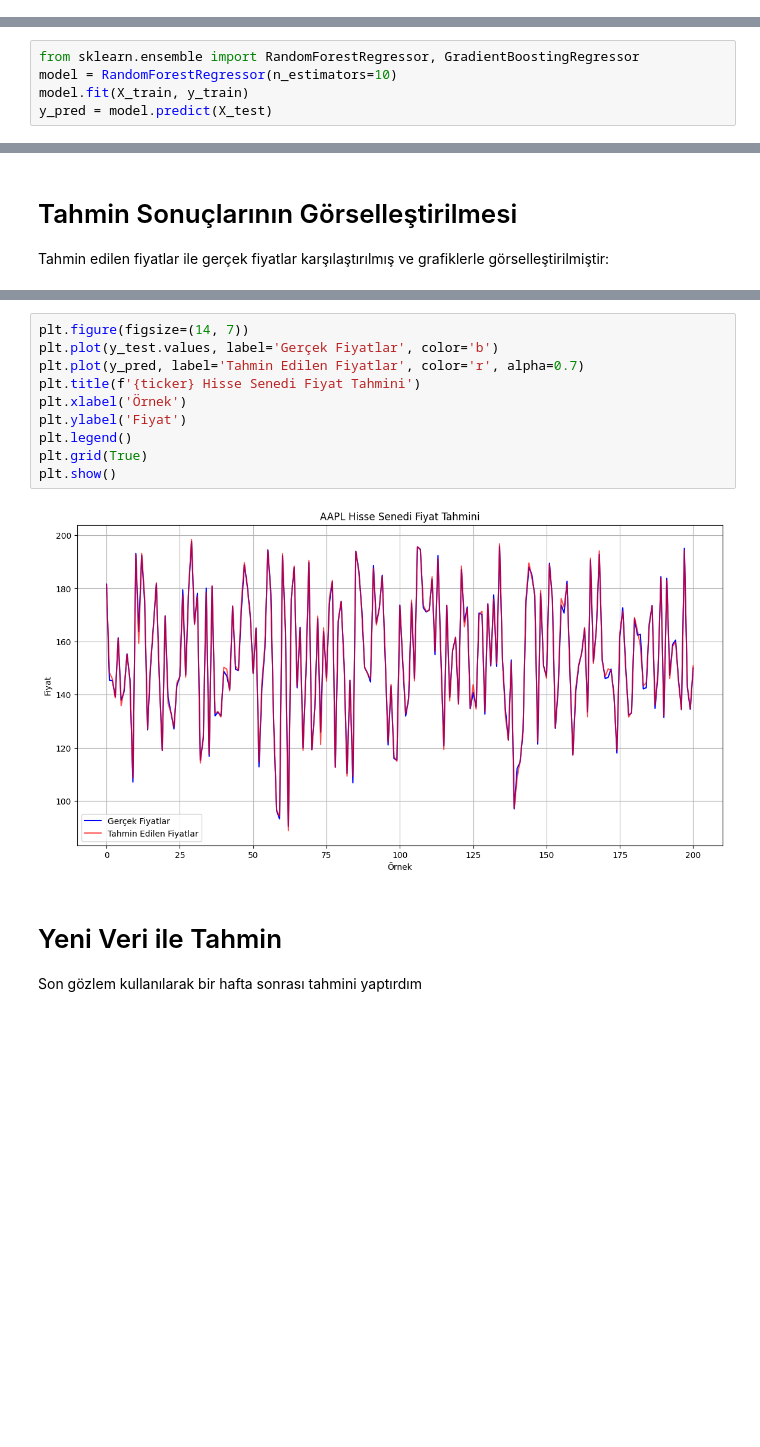
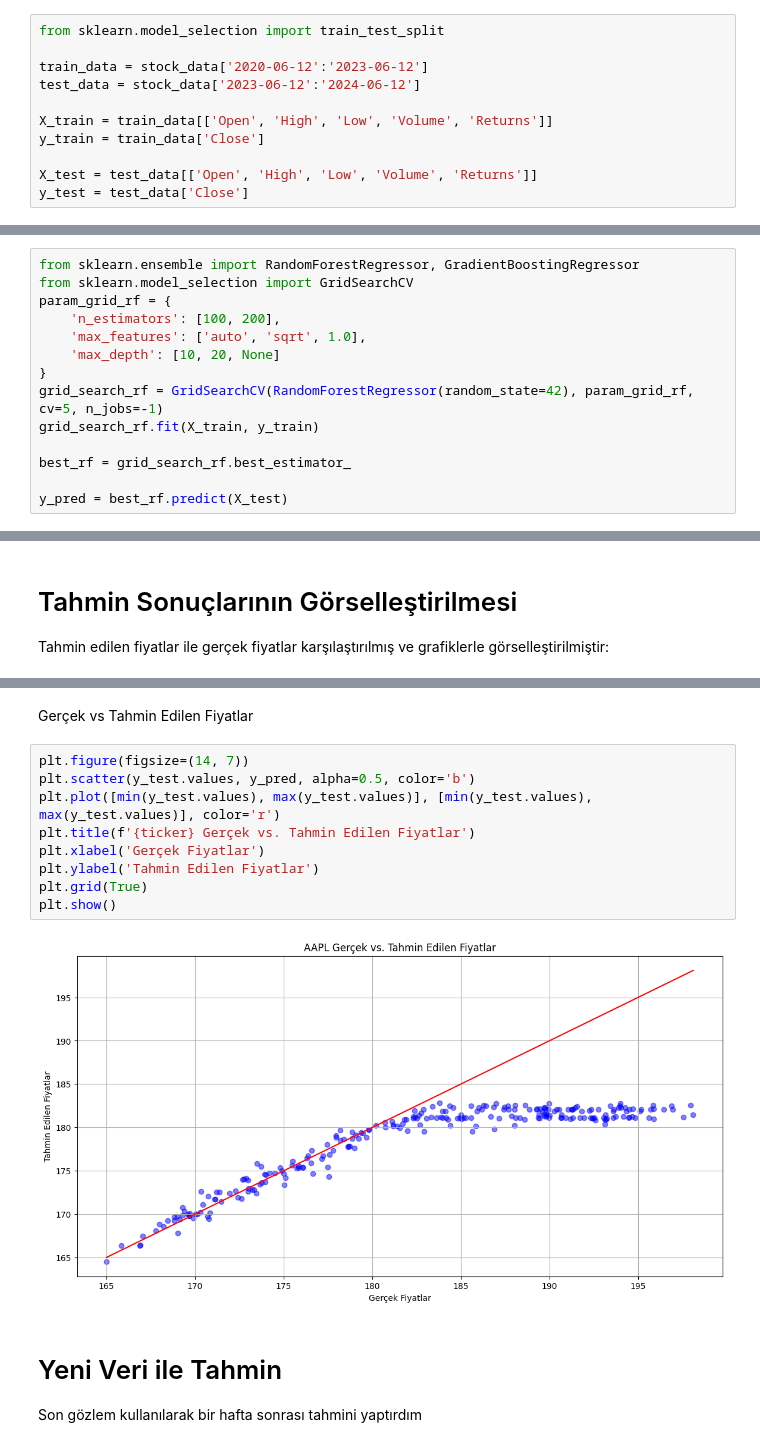
Before and after one commit to emircanbacanak/Selection-Sort-Projesi, a Jupyter notebook: Finansal_Piyasa_Analizi_ve_Tahmini_Projesi.ipynb, the cells around one changed output, grey strips where cells are left out. Saved outputs shown, nothing was run; the diff lists cells and outputs as text; blank space fills up the shorter version.

```diff
--- a/Finansal_Piyasa_Analizi_ve_Tahmini_Projesi.ipynb
+++ b/Finansal_Piyasa_Analizi_ve_Tahmini_Projesi.ipynb
@@ -76,8 +123,14 @@ X_train, X_test, y_train, y_test = train_test_split(X, y, test_size=0.2, random_
+# %%
+from sklearn.model_selection import train_test_split
+
+train_data = stock_data['2020-06-12':'2023-06-12']
+test_data = stock_data['2023-06-12':'2024-06-12']
+
+X_train = train_data[['Open', 'High', 'Low', 'Volume', 'Returns']]
+y_train = train_data['Close']
+
+X_test = test_data[['Open', 'High', 'Low', 'Volume', 'Returns']]
+y_test = test_data['Close']
 # %% [markdown]
 # Model Eğitimi ve Tahmin (Random Forest Regressor)
 random Forest Regressor modeli eğitim ve tahmin
-# %%
-from sklearn.ensemble import RandomForestRegressor, GradientBoostingRegressor
-model = RandomForestRegressor(n_estimators=10)
-model.fit(X_train, y_train)
-y_pred = model.predict(X_test)
@@ -83,0 +139,14 @@ y_pred = model.predict(X_test)
+# %%
+from sklearn.ensemble import RandomForestRegressor, GradientBoostingRegressor
+from sklearn.model_selection import GridSearchCV
+param_grid_rf = {
+    'n_estimators': [100, 200],
+    'max_features': ['auto', 'sqrt', 1.0],
+    'max_depth': [10, 20, None]
+}
+grid_search_rf = GridSearchCV(RandomForestRegressor(random_state=42), param_grid_rf, cv=5, n_jobs=-1)
+grid_search_rf.fit(X_train, y_train)
+
+best_rf = grid_search_rf.best_estimator_
+
+y_pred = best_rf.predict(X_test)
@@ -100,15 +194,16 @@ Tahmin edilen fiyatlar ile gerçek fiyatlar karşılaştırılmış ve grafikler
+# %% [markdown]
+Gerçek vs Tahmin Edilen Fiyatlar
 # %%
 plt.figure(figsize=(14, 7))
-plt.plot(y_test.values, label='Gerçek Fiyatlar', color='b')
-plt.plot(y_pred, label='Tahmin Edilen Fiyatlar', color='r', alpha=0.7)
-plt.title(f'{ticker} Hisse Senedi Fiyat Tahmini')
-plt.xlabel('Örnek')
-plt.ylabel('Fiyat')
-plt.legend()
+plt.scatter(y_test.values, y_pred, alpha=0.5, color='b')
+plt.plot([min(y_test.values), max(y_test.values)], [min(y_test.values), max(y_test.values)], color='r')
+plt.title(f'{ticker} Gerçek vs. Tahmin Edilen Fiyatlar')
+plt.xlabel('Gerçek Fiyatlar')
+plt.ylabel('Tahmin Edilen Fiyatlar')
 plt.grid(True)
 plt.show()
 # %% [output]
-[figure, old version]
+[figure, new version]
 # %% [markdown]
 # Yeni Veri ile Tahmin
 Son gözlem kullanılarak bir hafta sonrası tahmini yaptırdım
```
Also changed, not shown: parts of 33 cells of this notebook.
